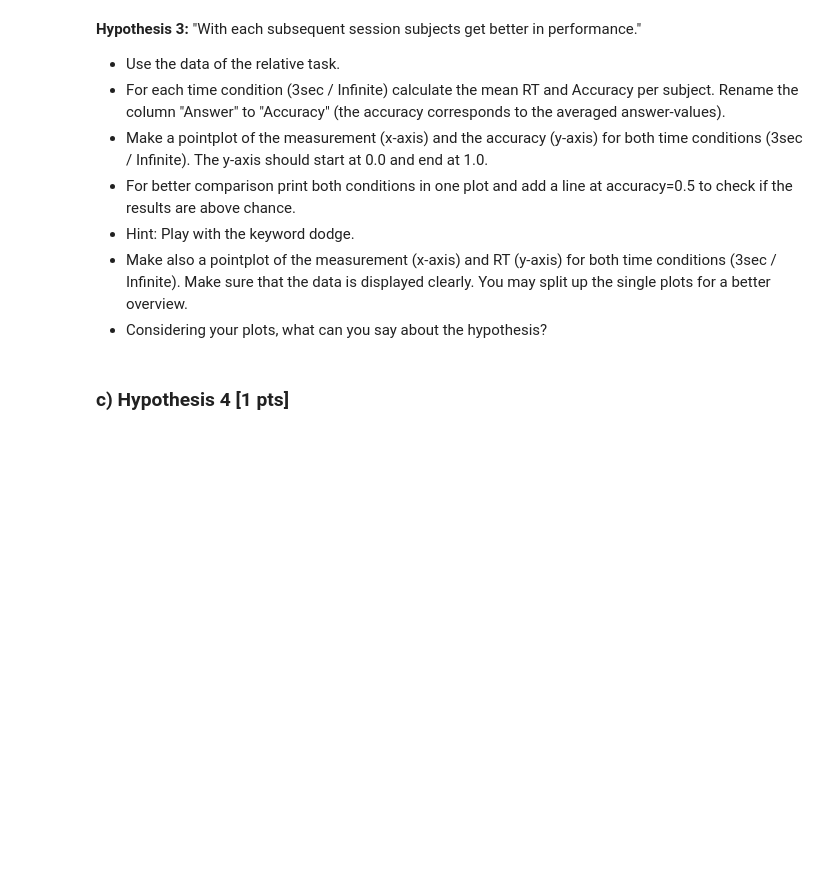
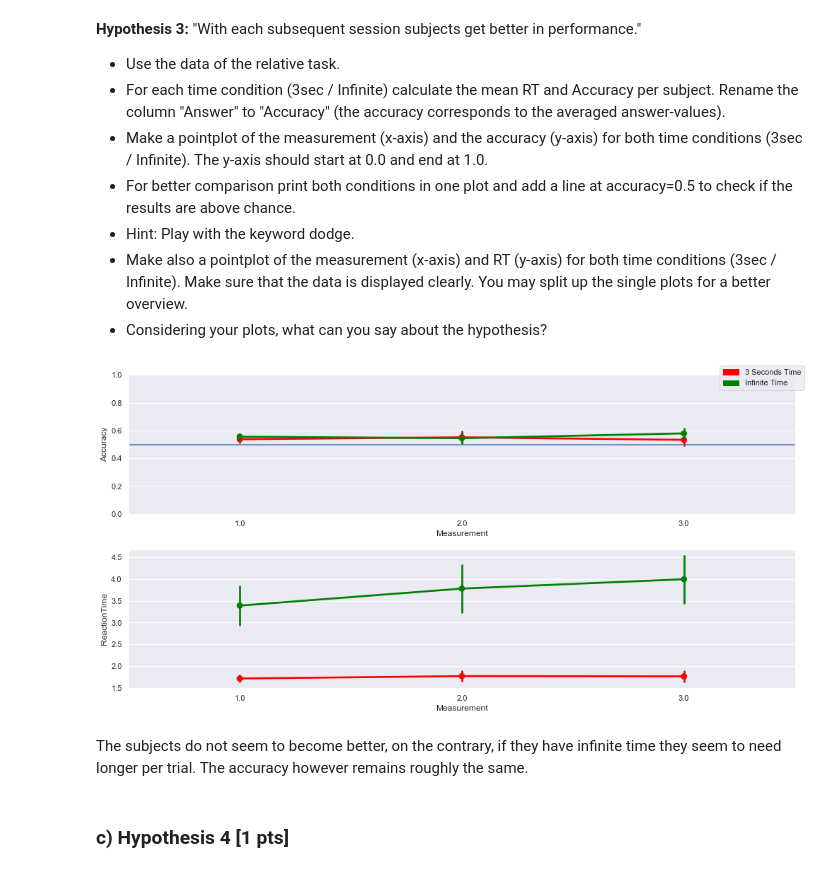
Before and after one commit to NBP-ACC/week-5-acc_6, a Jupyter notebook: sheet03.ipynb, the cells around one changed output. Drawn from its saved outputs; the diff is of its cells as text; code cells hidden in the pictures; blank space fills up the shorter version.

```diff
--- a/sheet03.ipynb
+++ b/sheet03.ipynb
@@ -192,3 +227,27 @@ fig.tight_layout()
+# %%
+df_relative = data_frame[data_frame['Task'] == 'Relative']
+df_relative = df_relative.rename(columns = {'Answer' : 'Accuracy'})
+df_mean = df_relative.groupby(['Time', 'Subject']).mean()[['Measurement', 'Accuracy']]
+
+fig, axes = plt.subplots(nrows=2,ncols=1, figsize=(14,7))
+axes[0].set_ylim(0,1)
+colors = ["#FF0000", "#008000"]
+ax = sns.pointplot(x='Measurement',y='Accuracy', data=df_relative[df_relative['Time'] == '3sec'], color="#FF0000", dodge = True, ax = axes[0])
+ax = sns.pointplot(x='Measurement',y='Accuracy', data=df_relative[df_relative['Time'] == 'Infinite'], color="#008000", dodge = False, ax = axes[0])
+ax.axhline(y=0.5)
+
+ax = sns.pointplot(x='Measurement',y='ReactionTime', data=df_relative[df_relative['Time'] == '3sec'].groupby(['Subject']).mean(), color="#FF0000", dodge = True, ax = axes[1])
+ax = sns.pointplot(x='Measurement',y='ReactionTime', data=df_relative[df_relative['Time'] == 'Infinite'].groupby(['Subject']).mean(), color="#008000", dodge = False, ax = axes[1])
+
+sec = mpatches.Patch(color='red', label='3 Seconds Time')
+inf = mpatches.Patch(color='green', label='Infinite Time')
+fig.legend(handles=[sec, inf])
+
+fig.tight_layout()
+# %% [output]
+[figure, added]
+# %% [markdown]
+The subjects do not seem to become better, on the contrary, if they have infinite time they seem to need longer per trial. The accuracy however remains roughly the same.
 # %% [markdown]
 ### c) Hypothesis 4 [1 pts]
 # %% [markdown]
```
Also changed, not shown: parts of 14 cells of this notebook.
